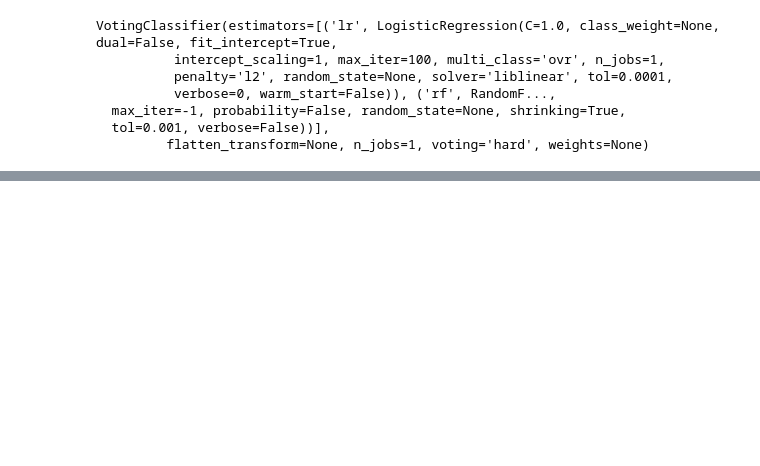
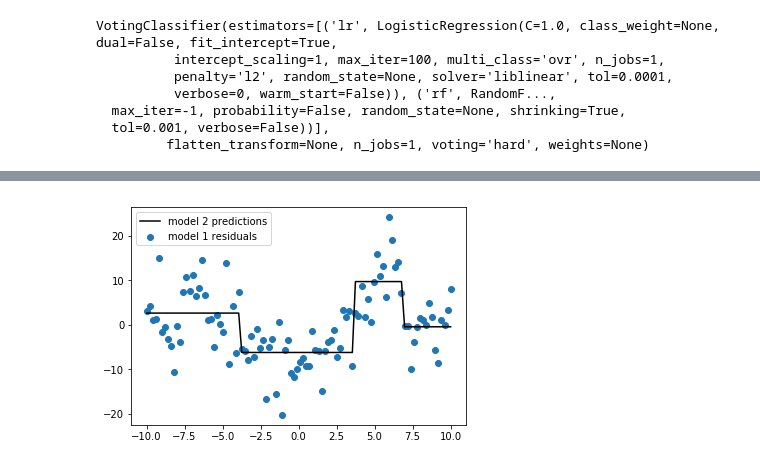
Before and after one commit to stuart-watt/Hands-On-Machine-Learning-Exercises, a Jupyter notebook: Chapter 7 Ensemble Learning and Random Forests.ipynb, the cells around one changed output, grey strips where cells are left out. Drawn from its saved outputs; the diff is of its cells as text; code cells hidden in the pictures; blank space fills up the shorter version.

```diff
--- a/Chapter 7 Ensemble Learning and Random Forests.ipynb
+++ b/Chapter 7 Ensemble Learning and Random Forests.ipynb
@@ -97,0 +271,16 @@ Bagging and pasting scale well with the size of the problem since the individual
+# %%
+# now calculat the residuals
+y2 = y - tree_reg1.predict(X.reshape(-1, 1))
+
+# train a new model on these residuals
+tree_reg2 = DecisionTreeRegressor(max_depth=2)
+tree_reg2.fit(X.reshape(-1, 1), y2)
+
+y_predict2 = tree_reg2.predict(X.reshape(-1, 1))
+
+plt.scatter(X, y2, label="model 1 residuals")
+plt.plot(X, y_predict2, "k", label="model 2 predictions")
+plt.legend()
+plt.show()
+# %% [output]
+[figure, added]
```
Also changed, not shown: parts of 35 cells of this notebook.
